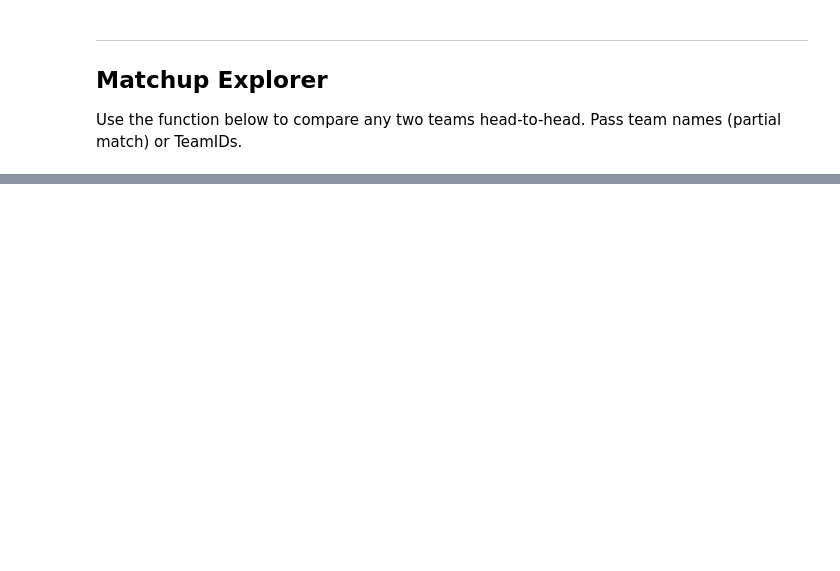
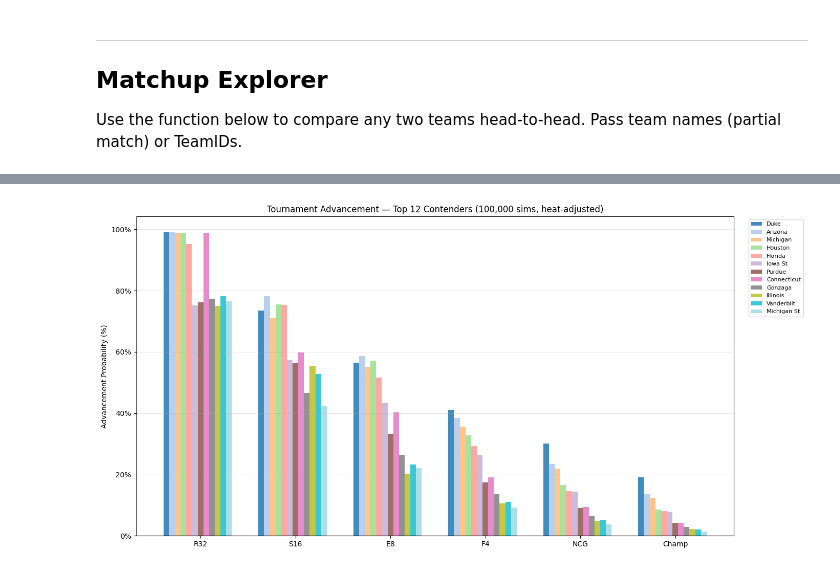
Before and after one commit to sdx-labs/mm26, a Jupyter notebook: notebooks/bracket_2026.ipynb, the cells around one changed output, grey strips where cells are left out. Drawn from its saved outputs; the diff is of its cells as text; code cells hidden in the pictures; blank space fills up the shorter version.

```diff
--- a/notebooks/bracket_2026.ipynb
+++ b/notebooks/bracket_2026.ipynb
@@ -543,0 +647,66 @@ compare("Connecticut", "St John")
+# %%
+import matplotlib.pyplot as plt
+import matplotlib.ticker as mtick
+
+# ──────────────────────────────────────────────────────────────────────
+#  Cinderella Runs — teams seeded 10+ that make deep runs
+# ──────────────────────────────────────────────────────────────────────
+
+cinderella_data = []
+for tid, rc in team_round_counts.items():
+    seed_str = tid_to_seed.get(tid, "?")
+    seed_num = int(seed_str[1:3]) if seed_str != "?" else 0
+    if seed_num >= 10:
+        s16_pct = rc.get(3, 0) / N_SIMS * 100
+        e8_pct = rc.get(4, 0) / N_SIMS * 100
+        if s16_pct > 1.0:  # At least 1% chance of S16
+            cinderella_data.append({
+                "name": tid_to_name.get(tid, str(tid)),
+                "seed": seed_str,
+                "seed_num": seed_num,
+                "tid": tid,
+                "R32": rc.get(1, 0) / N_SIMS * 100,
+                "S16": s16_pct,
+                "E8": e8_pct,
+                "F4": rc.get(5, 0) / N_SIMS * 100,
+            })
+
+cinderella_data.sort(key=lambda x: -x["S16"])
+
+print("🏀 Cinderella Watch — Seeds 10+ with Sweet 16 Potential\n")
+print(f"{'Team':<25} {'Seed':<6} {'R32%':>7} {'S16%':>7} {'E8%':>7} {'F4%':>7}")
+print("─" * 60)
+for c in cinderella_data[:12]:
+    print(f"{c['name']:<25} {c['seed']:<6} {c['R32']:>6.1f}% {c['S16']:>6.1f}% {c['E8']:>6.1f}% {c['F4']:>6.1f}%")
+
+# ──────────────────────────────────────────────────────────────────────
+#  Advancement Probability Chart — top 12 teams
+# ──────────────────────────────────────────────────────────────────────
+
+top_12_tids = [tid for tid, _ in champ_sorted[:12]]
+rounds_to_plot = [1, 2, 3, 4, 5, 6]  # R32 through Champ
+
+fig, ax = plt.subplots(figsize=(14, 7))
+x = np.arange(len(rounds_to_plot))
+width = 0.06
+n_teams = len(top_12_tids)
+
+colors = plt.cm.tab20(np.linspace(0, 1, n_teams))
+
+for i, tid in enumerate(top_12_tids):
+    rc = team_round_counts.get(tid, {})
+    vals = [rc.get(r, 0) / N_SIMS * 100 for r in rounds_to_plot]
+    offset = (i - n_teams / 2) * width
+    bars = ax.bar(x + offset, vals, width, label=tid_to_name.get(tid, str(tid)),
+                  color=colors[i], alpha=0.85)
+
+ax.set_xticks(x)
+ax.set_xticklabels(["R32", "S16", "E8", "F4", "NCG", "Champ"])
+ax.set_ylabel("Advancement Probability (%)")
+ax.set_title(f"Tournament Advancement — Top 12 Contenders ({N_SIMS:,} sims, heat-adjusted)")
+ax.legend(bbox_to_anchor=(1.02, 1), loc="upper left", fontsize=8)
+ax.yaxis.set_major_formatter(mtick.PercentFormatter())
+ax.grid(axis="y", alpha=0.3)
+plt.tight_layout()
+plt.show()
+# %% [output]
@@ -543,0 +729 @@ compare("Connecticut", "St John")
+[figure, added]
```
Also changed, not shown: parts of 22 cells of this notebook, 12 other files.
